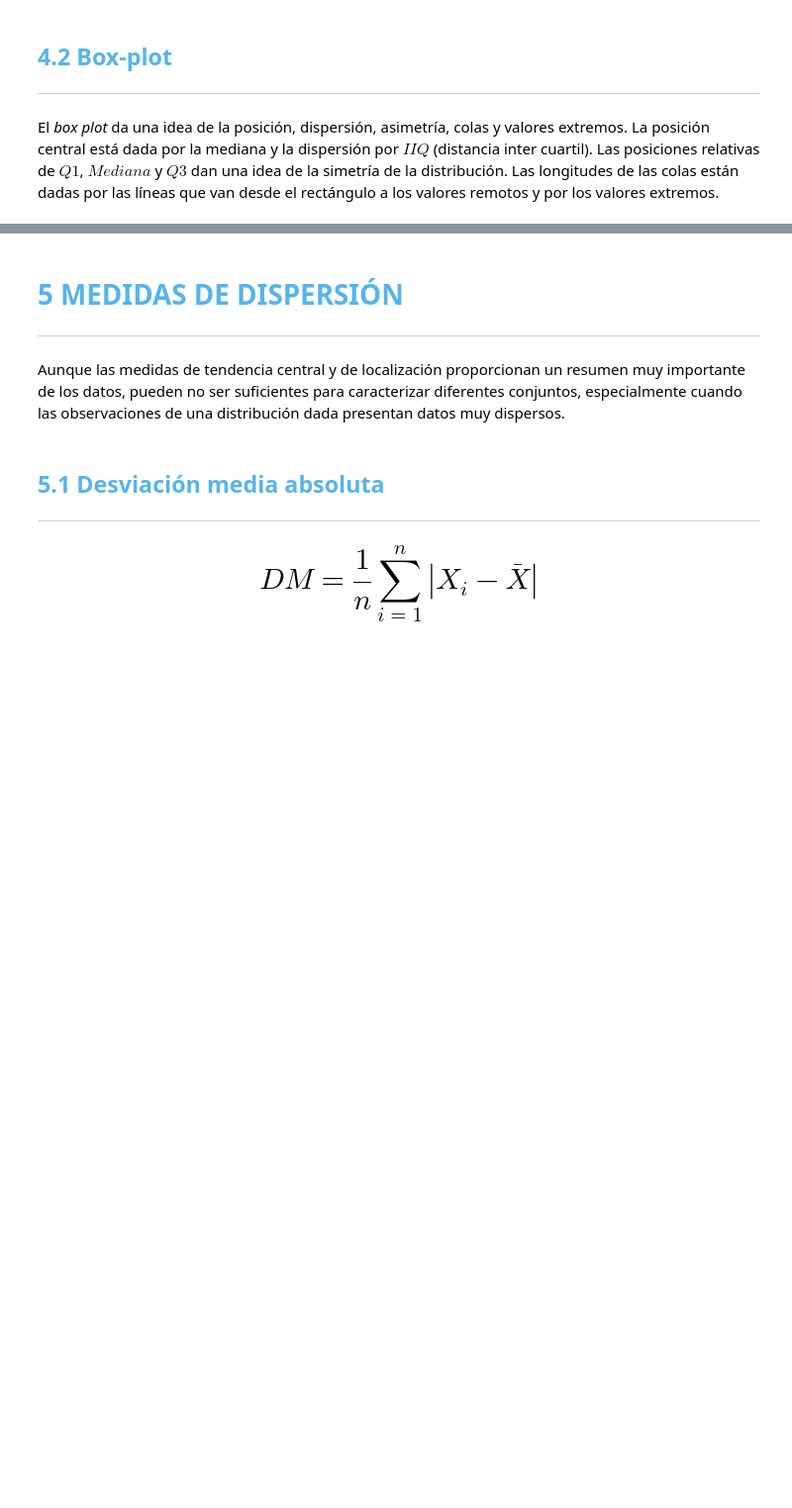
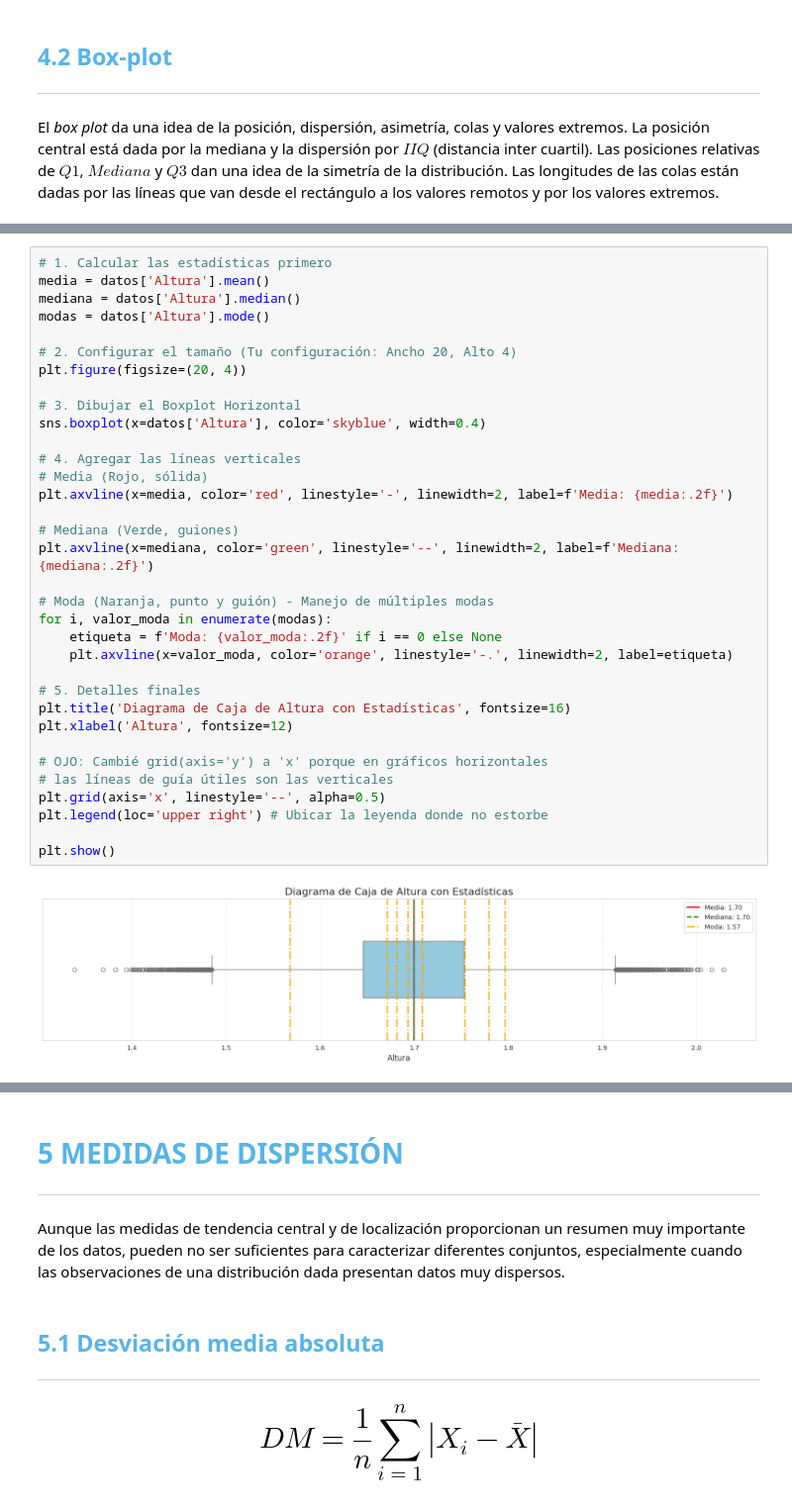
Before and after one commit to mikeismerio/estadistica_python, a Jupyter notebook: Curso_de_Estadística_con_Python_1.ipynb, the cells around one changed output, grey strips where cells are left out. Shown at 99% size. Saved outputs shown, nothing was run; the diff lists cells and outputs as text; blank space fills up the shorter version.

```diff
--- a/Curso_de_Estadística_con_Python_1.ipynb
+++ b/Curso_de_Estadística_con_Python_1.ipynb
@@ -796,0 +881,36 @@ El *box plot* da una idea de la posición, dispersión, asimetría, colas y valo
+# %%
+# 1. Calcular las estadísticas primero
+media = datos['Altura'].mean()
+mediana = datos['Altura'].median()
+modas = datos['Altura'].mode()
+
+# 2. Configurar el tamaño (Tu configuración: Ancho 20, Alto 4)
+plt.figure(figsize=(20, 4))
+
+# 3. Dibujar el Boxplot Horizontal
+sns.boxplot(x=datos['Altura'], color='skyblue', width=0.4)
+
+# 4. Agregar las líneas verticales
+# Media (Rojo, sólida)
+plt.axvline(x=media, color='red', linestyle='-', linewidth=2, label=f'Media: {media:.2f}')
+
+# Mediana (Verde, guiones)
+plt.axvline(x=mediana, color='green', linestyle='--', linewidth=2, label=f'Mediana: {mediana:.2f}')
+
+# Moda (Naranja, punto y guión) - Manejo de múltiples modas
+for i, valor_moda in enumerate(modas):
+    etiqueta = f'Moda: {valor_moda:.2f}' if i == 0 else None
+    plt.axvline(x=valor_moda, color='orange', linestyle='-.', linewidth=2, label=etiqueta)
+
+# 5. Detalles finales
+plt.title('Diagrama de Caja de Altura con Estadísticas', fontsize=16)
+plt.xlabel('Altura', fontsize=12)
+
+# OJO: Cambié grid(axis='y') a 'x' porque en gráficos horizontales
+# las líneas de guía útiles son las verticales
+plt.grid(axis='x', linestyle='--', alpha=0.5)
+plt.legend(loc='upper right') # Ubicar la leyenda donde no estorbe
+
+plt.show()
+# %% [output]
+[figure, added]
```
Also changed, not shown: parts of 7 cells of this notebook.
